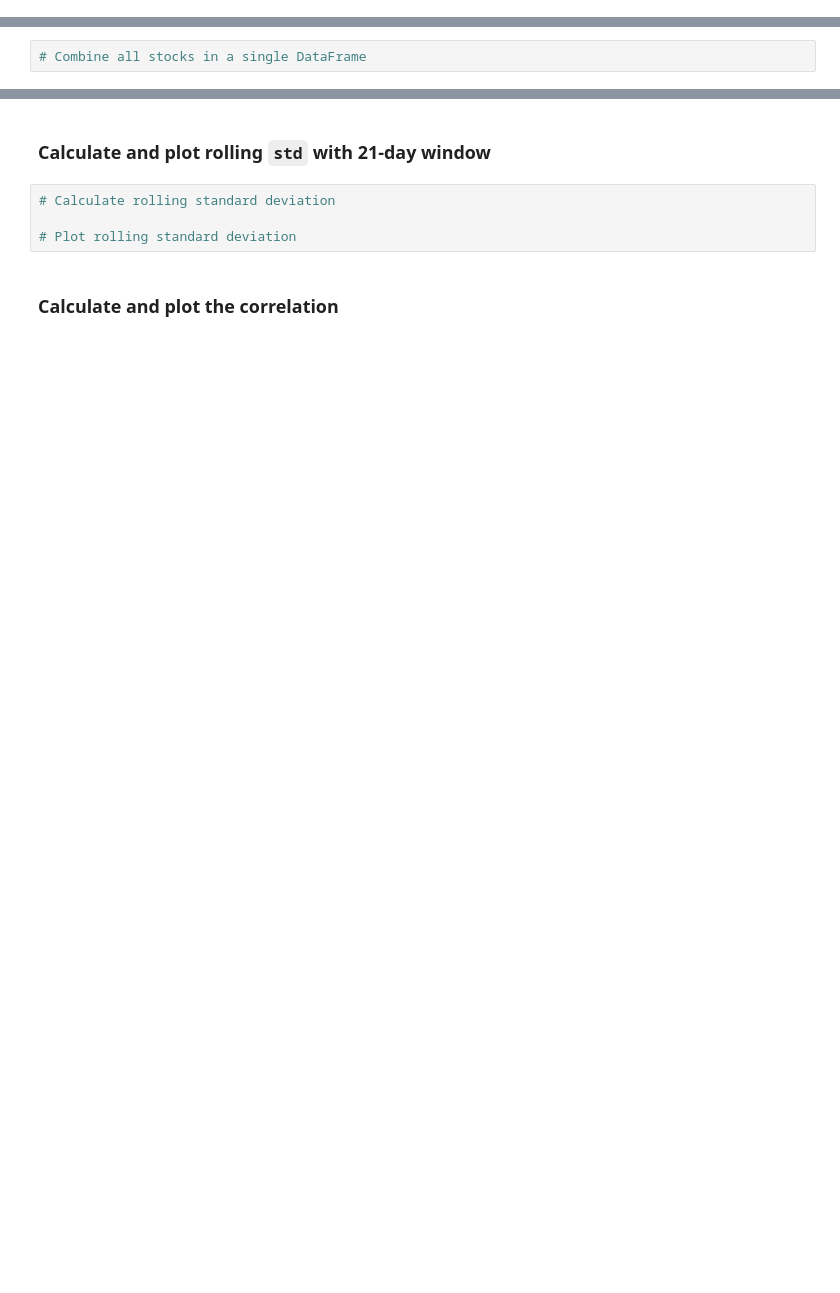
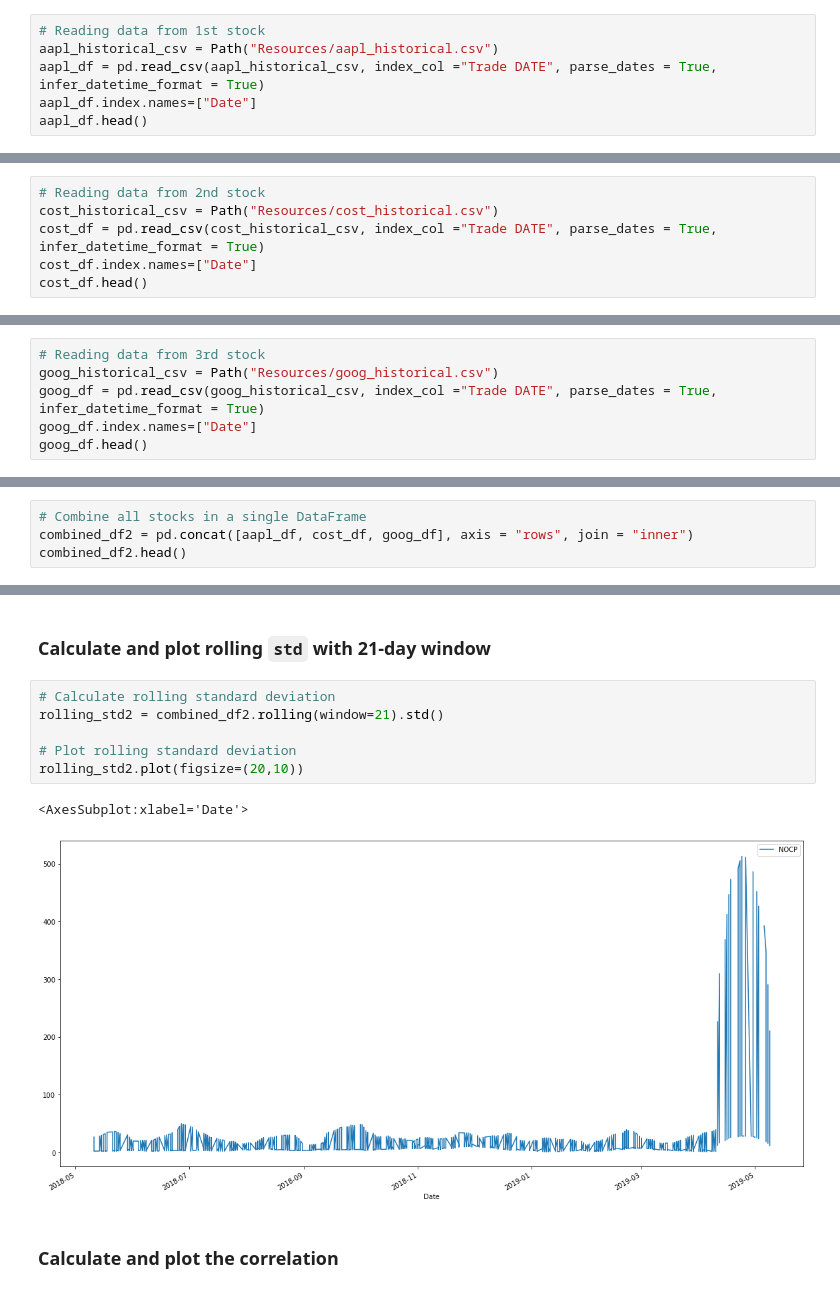
Before and after one commit to jgb161/Pandas-Financial-Analysis, a Jupyter notebook: whale_analysis.ipynb, the cells around one changed output, grey strips where cells are left out. Drawn from its saved outputs; the diff is of its cells as text; blank space fills up the shorter version.

```diff
--- a/whale_analysis.ipynb
+++ b/whale_analysis.ipynb
@@ -378,0 +373,6 @@ In this section, you will build your own portfolio of stocks, calculate the retu
+# %%
+# Reading data from 1st stock
+aapl_historical_csv = Path("Resources/aapl_historical.csv")
+aapl_df = pd.read_csv(aapl_historical_csv, index_col ="Trade DATE", parse_dates = True, infer_datetime_format = True)
+aapl_df.index.names=["Date"]
+aapl_df.head()
@@ -378,0 +387,6 @@ In this section, you will build your own portfolio of stocks, calculate the retu
+# %%
+# Reading data from 2nd stock
+cost_historical_csv = Path("Resources/cost_historical.csv")
+cost_df = pd.read_csv(cost_historical_csv, index_col ="Trade DATE", parse_dates = True, infer_datetime_format = True)
+cost_df.index.names=["Date"]
+cost_df.head()
@@ -378,0 +401,6 @@ In this section, you will build your own portfolio of stocks, calculate the retu
+# %%
+# Reading data from 3rd stock
+goog_historical_csv = Path("Resources/goog_historical.csv")
+goog_df = pd.read_csv(goog_historical_csv, index_col ="Trade DATE", parse_dates = True, infer_datetime_format = True)
+goog_df.index.names=["Date"]
+goog_df.head()
@@ -379,2 +415,4 @@ In this section, you will build your own portfolio of stocks, calculate the retu
 # %%
 # Combine all stocks in a single DataFrame
+combined_df2 = pd.concat([aapl_df, cost_df, goog_df], axis = "rows", join = "inner")
+combined_df2.head()
@@ -413,8 +467,13 @@ weights = [1/3, 1/3, 1/3]
 ### Calculate and plot rolling `std` with 21-day window
 # %%
 # Calculate rolling standard deviation
+rolling_std2 = combined_df2.rolling(window=21).std()
 
 # Plot rolling standard deviation
+rolling_std2.plot(figsize=(20,10))
+# %% [output]
+<AxesSubplot:xlabel='Date'>
+[figure, added]
 # %% [markdown]
 ### Calculate and plot the correlation
 # %%
```
Also changed, not shown: parts of 14 cells of this notebook.
